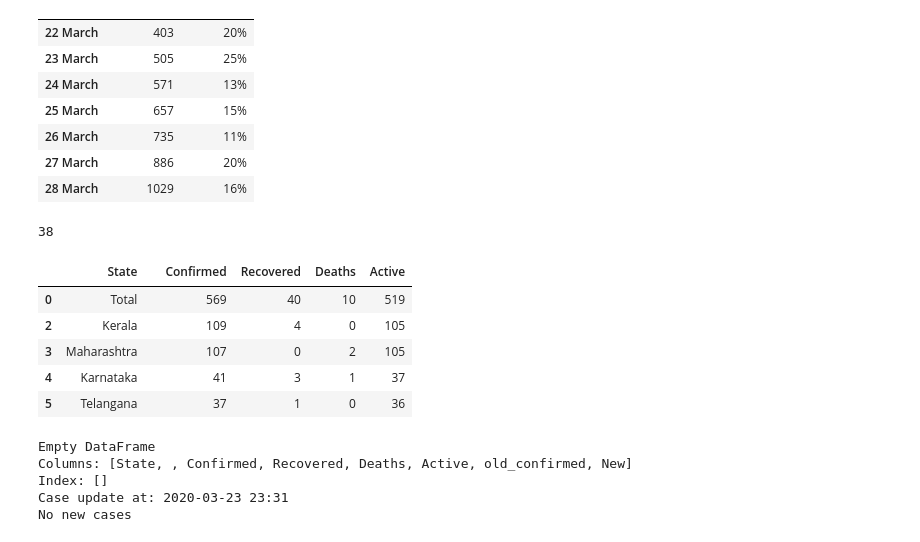
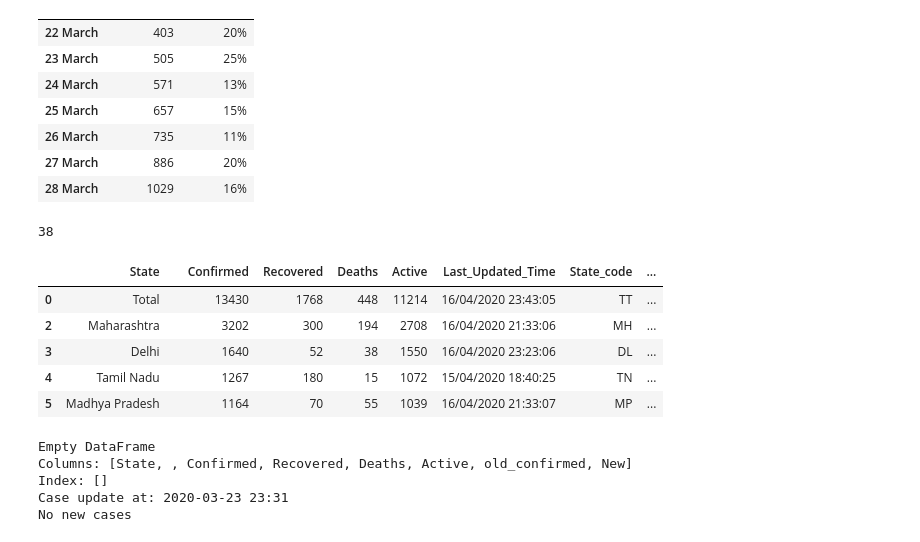
Before and after one commit to bhavsarpratik/covid19-tracker, a Jupyter notebook: notebooks/telegram.ipynb, the cells around one changed output. Drawn from its saved outputs; the diff is of its cells as text; code cells hidden in the pictures.

```diff
--- a/notebooks/telegram.ipynb
+++ b/notebooks/telegram.ipynb
@@ -64,28 +64,17 @@ def get_data():
         rows.append(row)
 
     columns = ['Country', 'Cases', 'New', 'Deaths',
-               'New Deaths', 'Recovered', 'Active', 'x', 'x', 'x', 'x']
-    df = pd.DataFrame(rows, columns=columns)
-    df = df.astype(str).replace('', 0).iloc[:, :-3]
+               'New Deaths', 'Recovered', 'Active', 'x', 'x', 'x', 'x', 'x']
+    df = pd.DataFrame(rows, columns=columns).iloc[:, :5].fillna(0)
+    df = df.replace(' ', '').replace(',', '', regex=True).replace('', 0)
+    df.dropna(inplace=True)
 
     for col in df.columns[1:]:
-        df[col] = df[col].str.replace(' ', '').replace(
-            ',', '', regex=True).replace('+', '').apply(pd.to_numeric).fillna(0)
+        df[col] = df[col].replace('+', '').apply(pd.to_numeric).astype(int)
 
-    df = df.sort_values(['New', 'Cases'], ascending=False)
-    total = df.sum().values
-    total[0] = 'Total'
-    df = pd.concat([pd.DataFrame([total], columns=df.columns), df]).rename({'Country': 'Place'}, axis=1).set_index('Place')
-#     df = df/1000
-    df = df.astype(str)
-#     df = df.apply(convert)
-#     df['Total(1000)',:] = (df['Total']/1000).round(2)
+    df.Country = df.Country.apply(lambda x: x.replace('\n', ''))
 
-#     for col in df.columns:
-#         df[col] = (df[col].astype(float)/1000000).astype(str) + 'M'
-    return df
+    return df.sort_values(['New', 'Cases'], ascending=False)
 
-
-df = get_data()
-df.head(300)
+get_data()
 # %% [output]
@@ -161,31 +149,31 @@ get_total_time_series()
 | 28 March | 1029 | 16% |
 # %%
 def get_data():
-    url = 'https://docs.google.com/spreadsheets/d/e/2PACX-1vSc_2y5N0I67wDU38DjDh35IZSIS30rQf7_NYZhtYYGU1jJYT6_kDx4YpF-qw0LSlGsBYP8pqM_a1Pd/pubhtml#'
+    url = 'https://docs.google.com/spreadsheets/d/e/2PACX-1vSz8Qs1gE_IYpzlkFkCXGcL_BqR8hZieWVi-rphN1gfrO3H4lDtVZs4kd0C3P8Y9lhsT1rhoB-Q_cP4/pubhtml#'
     page = requests.get(url)
     doc = lh.fromstring(page.content)
     tr_elements = doc.xpath('//*[@id="1896310216"]/div/table/tbody')
     rows=[]
     #For each row, store each first element (header) and an empty list
     for t in tr_elements[0]:
         row = [x.text_content() for x in t.findall('td')[:-1]]
         rows.append(row)
 
     df = pd.DataFrame(rows[1:], columns=rows[0]).replace('', None).dropna().drop_duplicates()
     df[['Confirmed', 'Recovered', 'Deaths', 'Active']] = df[['Confirmed', 'Recovered', 'Deaths', 'Active']].apply(pd.to_numeric)
     return df
 
 df = get_data()
 print(len(df))
 df.head()
 # %% [output]
 38
-|  | State |  | Confirmed | Recovered | Deaths | Active |
-| 0 | Total |  | 569 | 40 | 10 | 519 |
-| 2 | Kerala |  | 109 | 4 | 0 | 105 |
-| 3 | Maharashtra |  | 107 | 0 | 2 | 105 |
-| 4 | Karnataka |  | 41 | 3 | 1 | 37 |
-| 5 | Telangana |  | 37 | 1 | 0 | 36 |
+|  | State |  | Confirmed | Recovered | Deaths | Active | Last_Updated_Time | State_code | ... |
+| 0 | Total |  | 13430 | 1768 | 448 | 11214 | 16/04/2020 23:43:05 | TT | ... |
+| 2 | Maharashtra |  | 3202 | 300 | 194 | 2708 | 16/04/2020 21:33:06 | MH | ... |
+| 3 | Delhi |  | 1640 | 52 | 38 | 1550 | 16/04/2020 23:23:06 | DL | ... |
+| 4 | Tamil Nadu |  | 1267 | 180 | 15 | 1072 | 15/04/2020 18:40:25 | TN | ... |
+| 5 | Madhya Pradesh |  | 1164 | 70 | 55 | 1039 | 16/04/2020 21:33:07 | MP | ... |
 # %%
 # df_new = df.copy()
 # df_new.Confirmed = list(np.random.randint(50, size=10)) + df.Confirmed.to_list()[10:38]
```
Also changed, not shown: parts of 1 cell of this notebook, 2 other files.
